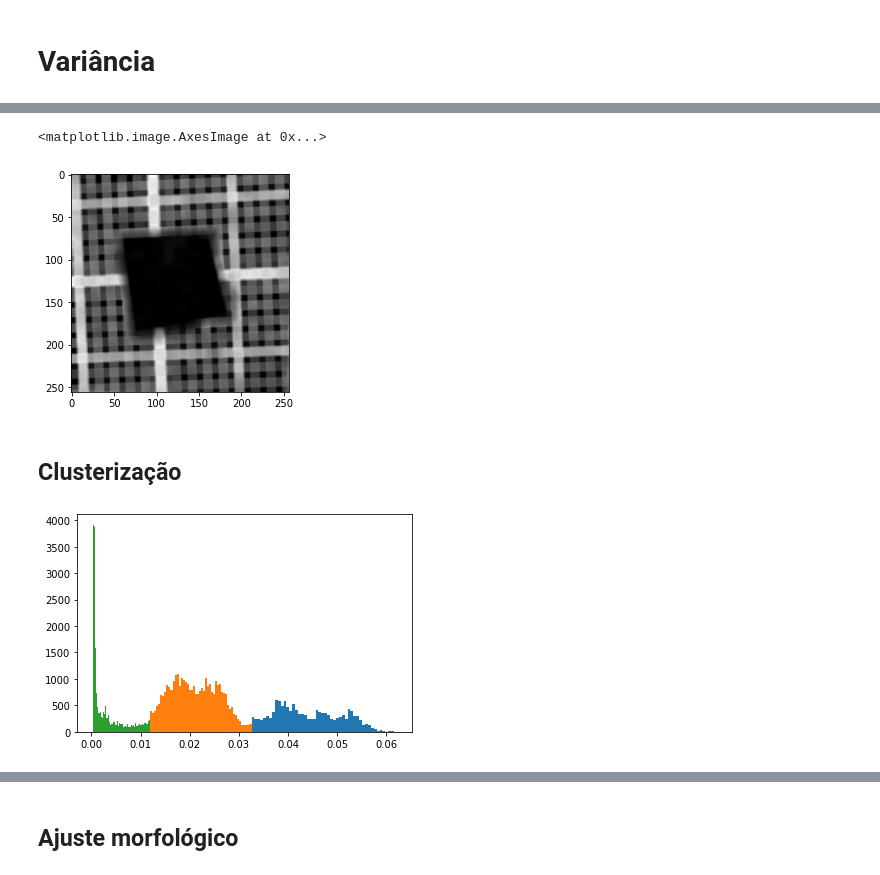
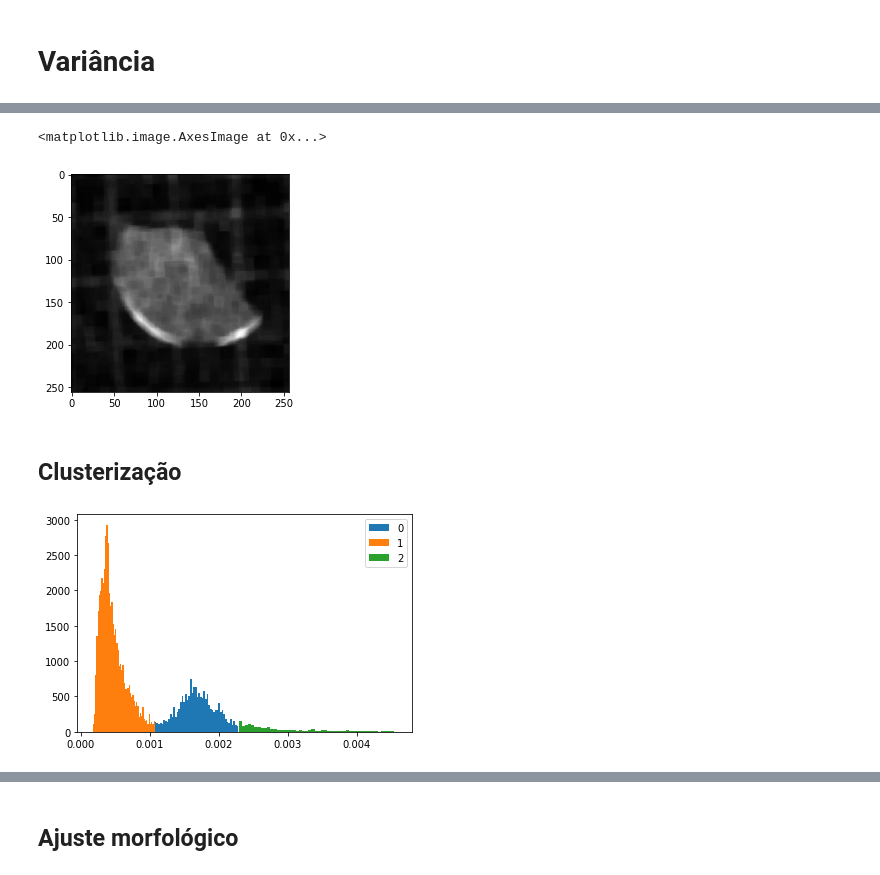
Before and after one commit to JairoSSantos/PAC-project, a Jupyter notebook: cnn/seg_tests.ipynb, the cells around one changed output, grey strips where cells are left out. Cells and saved outputs as stored; diff of their text form; code cells hidden in the pictures.

```diff
--- a/cnn/seg_tests.ipynb
+++ b/cnn/seg_tests.ipynb
@@ -194,0 +122,17 @@ axs[5].imshow(ndimage.maximum_filter(ndimage.minimum_filter(filim, size=9), size
+# %%
+(ypeaks, _), (xpeaks, _) = signal.find_peaks(ymean), signal.find_peaks(xmean)
+
+def peaks_filter(x, y, peaks, k=1):
+    ypeaks = y[peaks]
+    xpeaks = x[peaks]
+    max_peak = peaks[ypeaks == ypeaks.max()]
+    for _ in range(k-1):
+        max_peak = peaks[ypeaks == ypeaks[np.isin(ypeaks, y[x < x[max_peak][0]])].max()]
+    return max_peak
+
+Px = peaks_filter(xfreqs, xmean, xpeaks, 2)
+Py = peaks_filter(yfreqs, ymean, ypeaks, 2)
+
+plt.plot(xfreqs, xmean)
+plt.plot(xfreqs[Px], xmean[Px], 'o')
+plt.show()
@@ -194,0 +141,7 @@ axs[5].imshow(ndimage.maximum_filter(ndimage.minimum_filter(filim, size=9), size
+# %%
+Xf, Yf = np.meshgrid(xfreqs, yfreqs)
+mod_Xf, mod_Yf = np.abs(Xf), np.abs(Yf)
+xfilter = mod_Xf > np.abs(xfreqs)[Px][0]
+yfilter = mod_Yf > np.abs(yfreqs)[Py][0]
+min_freqs_fft = np.where(xfilter & yfilter, fft, 0)
+plt.imshow(min_freqs_fft)
@@ -194,0 +157,15 @@ axs[5].imshow(ndimage.maximum_filter(ndimage.minimum_filter(filim, size=9), size
+# %%
+Pxi = peaks_filter(xfreqs, xmean, xpeaks, 1)
+Pxf = peaks_filter(xfreqs, xmean, xpeaks, 2)
+Pyi = peaks_filter(yfreqs, ymean, ypeaks, 1)
+Pyf = peaks_filter(yfreqs, ymean, ypeaks, 2)
+
+xpfs_i = np.abs(xfreqs)[Pxi]
+xpfs_f = np.abs(xfreqs)[Pxf]
+ypfs_i = np.abs(yfreqs)[Pyi]
+ypfs_f = np.abs(yfreqs)[Pyf]
+xfilter = (mod_Xf > xpfs_i.max()) & (mod_Xf < xpfs_f.max())
+yfilter = (mod_Yf > ypfs_i.max()) & (mod_Yf < ypfs_f.max())
+
+fourier_img = np.abs(ifft2d(np.where(xfilter & yfilter, FFT, 0)))
+plt.imshow(fourier_img, cmap='gray')
@@ -204,12 +226,13 @@ plt.imshow(img, cmap='gray')
 # %%
+#im = filters.farid(img)
 kn = (15, 15)
-im_mean = ndimage.uniform_filter(img, kn)
-im_sqr_mean = ndimage.uniform_filter(img**2, kn)
+im_mean = ndimage.uniform_filter(fourier_img, kn)
+im_sqr_mean = ndimage.uniform_filter(fourier_img**2, kn)
 im_var = ndimage.minimum_filter((im_sqr_mean - im_mean**2), (5, 5))
 plt.imshow(im_var, cmap='gray')
 # %% [output]
 <matplotlib.image.AxesImage at 0x...>
-[figure, old version]
+[figure, new version]
 # %% [markdown]
 ## Clusterização
 # %%
@@ -221,13 +244,14 @@ min_bin = None
 f = 0
 for ii in np.unique(cluster_id):
     subset = data[cluster_id == ii]
-    hist, bins, _ = plt.hist(subset, bins=50)
+    hist, bins, _ = plt.hist(subset, bins=50, label=ii)
     if min_bin == None or bins.max() < min_bin:
         min_bin = bins.max()
         f = bins[:-1][hist == hist.min()]
+plt.legend()
 plt.show()
 # %% [output]
-[figure, old version]
+[figure, new version]
 # %%
 fig, axs = plt.subplots(1, 3, figsize=(10, 3))
 kernels = km.predict(im_var.flatten().reshape(-1, 1)).reshape((256, 256))
```
Also changed, not shown: parts of 38 cells of this notebook.
